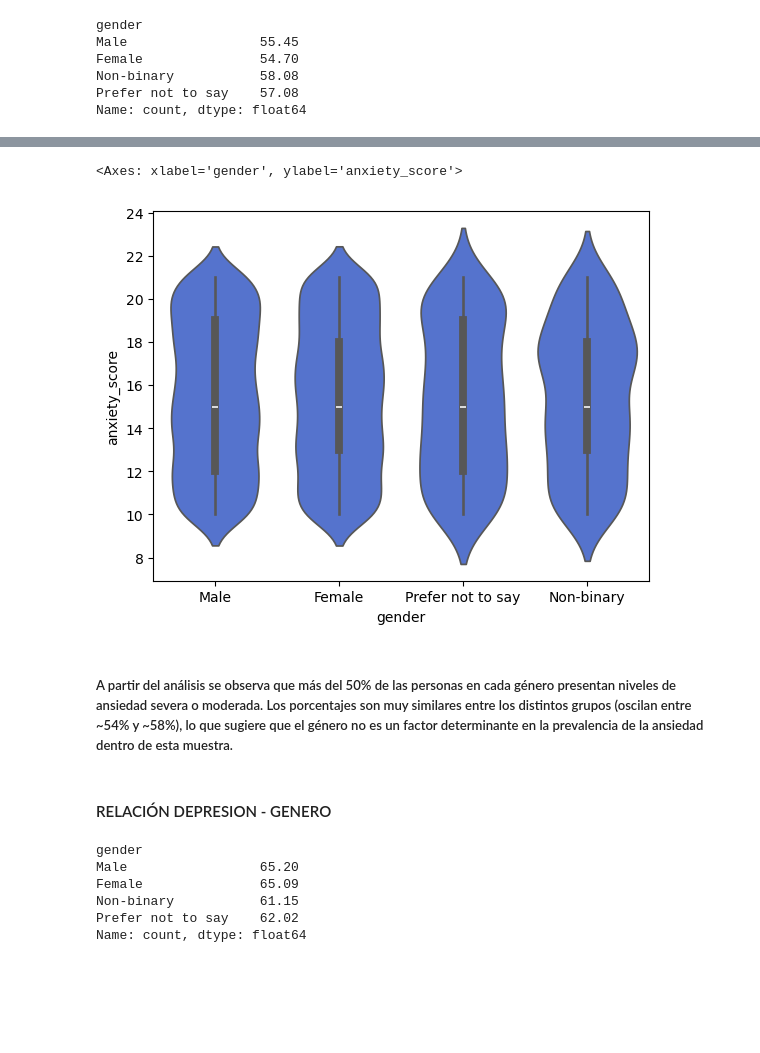
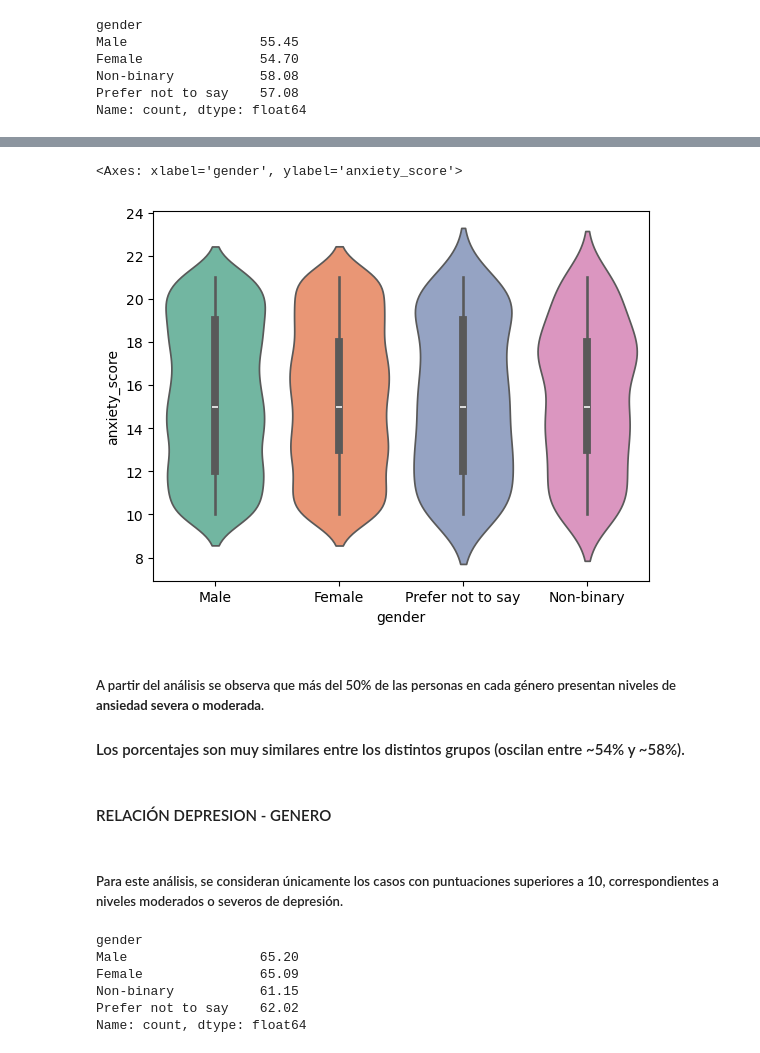
Before and after one commit to MEugenia96/analisis-saludmental, a Jupyter notebook: Proyecto_MentalHealth.ipynb, the cells around one changed output, grey strips where cells are left out. Drawn from its saved outputs; the diff is of its cells as text; code cells hidden in the pictures; blank space fills up the shorter version.

```diff
--- a/Proyecto_MentalHealth.ipynb
+++ b/Proyecto_MentalHealth.ipynb
@@ -409,10 +408,14 @@ porcentaje.plot(kind='bar', color='darkgray')
 # %%
-sns.violinplot(x='gender', y='anxiety_score', data=filtro1, color = 'royalblue')
+sns.violinplot(x='gender', y='anxiety_score', hue = 'gender', data=filtro1, palette = 'Set2', legend=False)
 # %% [output]
 <Axes: xlabel='gender', ylabel='anxiety_score'>
-[figure, old version]
+[figure, new version]
 # %% [markdown]
-##### A partir del análisis se observa que más del 50% de las personas en cada género presentan niveles de ansiedad severa o moderada. Los porcentajes son muy similares entre los distintos grupos (oscilan entre ~54% y ~58%), lo que sugiere que el género no es un factor determinante en la prevalencia de la ansiedad dentro de esta muestra.
+
+##### A partir del análisis se observa que más del 50% de las personas en cada género presentan niveles de **ansiedad severa o moderada**.
+#### Los porcentajes son muy similares entre los distintos grupos (oscilan entre ~54% y ~58%).
 # %% [markdown]
 #### RELACIÓN DEPRESION - GENERO
+# %% [markdown]
+##### Para este análisis, se consideran únicamente los casos con puntuaciones superiores a 10, correspondientes a niveles moderados o severos de depresión.
 # %%
```
Also changed, not shown: parts of 40 cells of this notebook.
